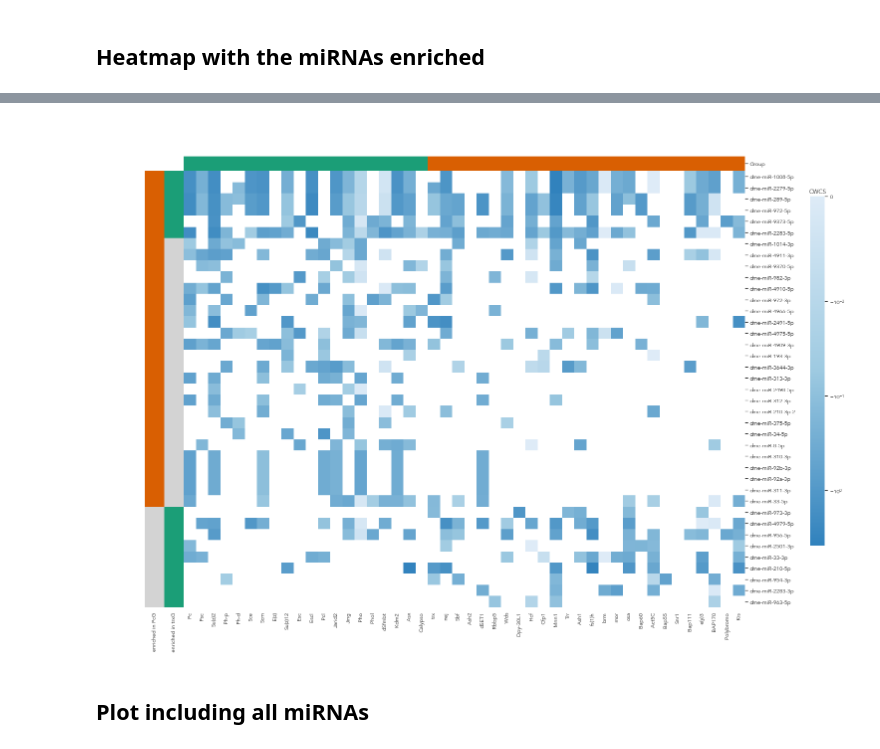
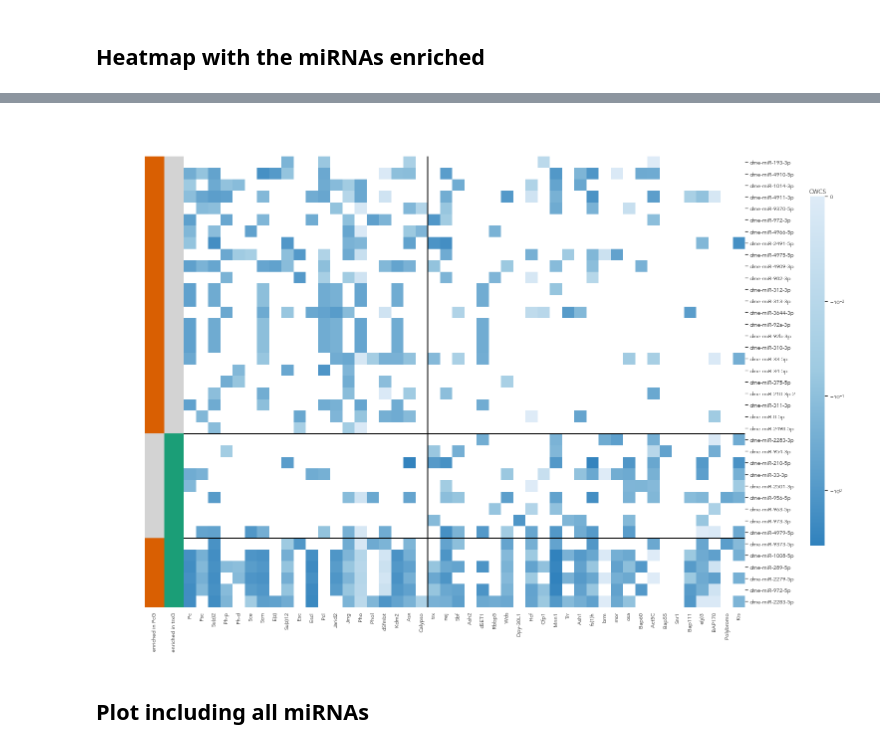
Before and after one commit to j-solor/Drosophila-miRNA-PcG-circuits, a Jupyter notebook: Analysis/Analysis.ipynb, the cells around one changed output, grey strips where cells are left out. Cells and saved outputs as stored; diff of their text form; code cells hidden in the pictures.

Commit message:
add breacks heatmap

```diff
--- a/Analysis/Analysis.ipynb
+++ b/Analysis/Analysis.ipynb
@@ -318,8 +318,13 @@ merged_enrch["sign_PcG"] = (merged_enrch["hyper_pval_PcG"] <= 0.01)
 merged_enrch["sign_trxG"] = (merged_enrch["hyper_pval_trxG"] <= 0.01)
 
 ## give order to heatmap
+merged_enrch["order"] = merged_enrch.sign_PcG.astype(str) + merged_enrch.sign_trxG.astype(str)
 
-merged_enrch["order"] = merged_enrch.sign_PcG.astype(str) + merged_enrch.sign_trxG.astype(str)
+make_order = {"FalseFalse": 3,
+             "FalseTrue": 1,
+             "TrueFalse": 0,
+             "TrueTrue": 2}
+
 merged_enrch["order"] = merged_enrch.order.map(make_order)
 
 ## Transform non analyzed Pvalues into 1, and OR into 0 for color scales
@@ -481,8 +490,8 @@ to_heatmap["Group"]= to_heatmap.index.map(addGroup)
 to_heatmap.set_index("gene_name", inplace = True)
 
 ## Define column colors
-colorrow_Group = dict(zip(set(to_heatmap.Group), [PcG_color, trxG_color]))
-Grouprow_colors = to_heatmap.Group.map(colorrow_Group)
+#colorrow_Group = dict(zip(set(to_heatmap.Group), [PcG_color, trxG_color]))
+#Grouprow_colors = to_heatmap.Group.map(colorrow_Group)
 
 ## Transponse and Order by wether is enriched in PcG, trxG or both
 to_heatmap = to_heatmap.T
@@ -497,38 +506,43 @@ to_heatmap.drop(columns =["order"], index = ["Group"], inplace = True)
 colorcol_PcG = [["lightgrey", PcG_color][int(x)] for x in merged_enrch_subset.loc[to_heatmap.index, "hyper_pval_PcG"].values.flatten() <= 0.01]
 colorcol_trxG = [["lightgrey", trxG_color][int(x)] for x in merged_enrch_subset.loc[to_heatmap.index, "hyper_pval_trxG"].values.flatten() <= 0.01]
 
-
 # Clustermap
 mask = to_heatmap.isnull()
 clustermap = sns.clustermap(to_heatmap.fillna(0),
                             cmap = generalcmp.reversed(),
                             figsize=(20, 15),
                             row_colors = [colorcol_PcG, colorcol_trxG],
-                            col_colors = Grouprow_colors,
+                            #col_colors = Grouprow_colors,
                             row_cluster=False,
                             col_cluster=False,
                             dendrogram_ratio=(.07, .07),
                             cbar_pos=(1, #x
                                       .2, #y
                                       .02, #wide
                                       .65), #height
                             mask = mask,
                            norm=SymLogNorm(linthresh= 0.01))
 
+
 # Aesthetics
 ## labs and titles
 ax = clustermap.ax_heatmap
 ax.set_ylabel("")
 ax.set_xlabel("")
 clustermap.cax.set_title("CWCS", fontweight = "bold")
 clustermap.ax_row_colors.set_xticks([0.5, 1.5])
 clustermap.ax_row_colors.set_xticklabels(["enriched in PcG", "enriched in trxG"],rotation = 90)
 
-## export
+## lines separating miRNAs and PcG/trxG
+ax.vlines(20,-3, 39, "black", lw= 2)
+ax.hlines(24,0, 46, "black", lw= 2)
+ax.hlines(33,0, 46, "black", lw= 2)
+
+# export
 plt.savefig("plots/figure_CWCS_circuits.svg", dpi = 500, transparent = True, bbox_inches='tight')
 plt.show()
 # %% [output]
-[figure, old version]
+[figure, new version]
 # %% [markdown]
 ## Plot including all miRNAs
 # %%
```
Also changed, not shown: parts of 2 cells of this notebook.
